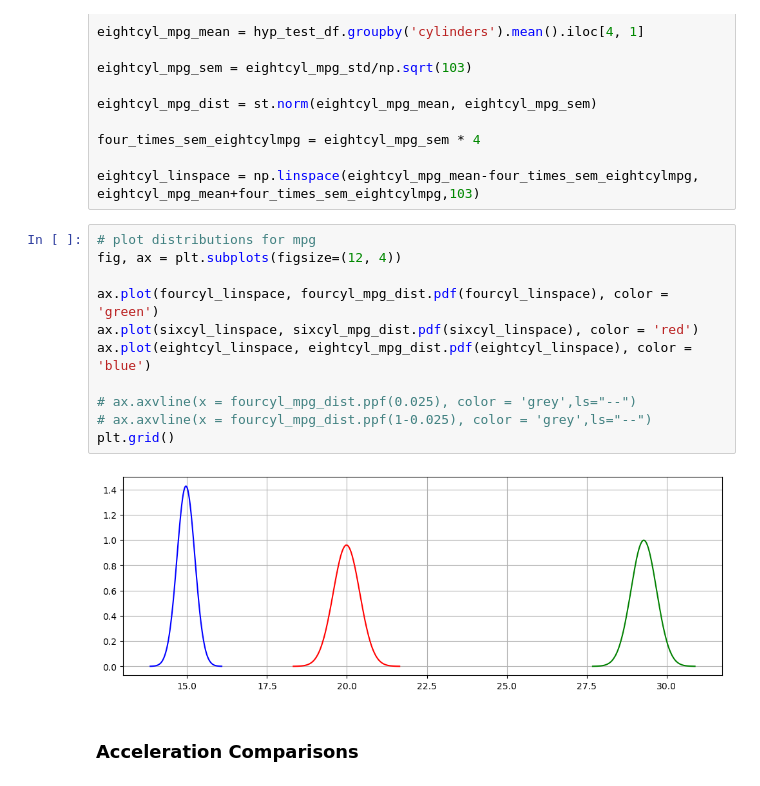
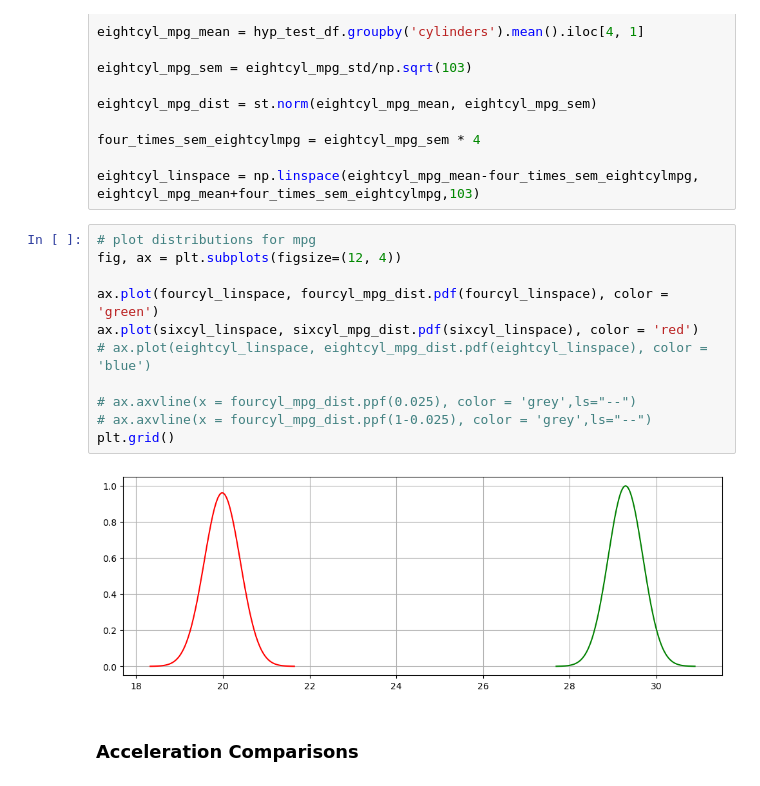
Before and after one commit to BenHallinan/stats_case_study, a Jupyter notebook: notebooks/cars_eda_stats.ipynb, the cells around one changed output. Saved outputs shown, nothing was run; the diff lists cells and outputs as text.

```diff
--- a/notebooks/cars_eda_stats.ipynb
+++ b/notebooks/cars_eda_stats.ipynb
@@ -207,16 +207,16 @@ eightcyl_linspace = np.linspace(eightcyl_mpg_mean-four_times_sem_eightcylmpg, ei
 # %%
 # plot distributions for mpg
 fig, ax = plt.subplots(figsize=(12, 4))
 
 ax.plot(fourcyl_linspace, fourcyl_mpg_dist.pdf(fourcyl_linspace), color = 'green')
 ax.plot(sixcyl_linspace, sixcyl_mpg_dist.pdf(sixcyl_linspace), color = 'red')
-ax.plot(eightcyl_linspace, eightcyl_mpg_dist.pdf(eightcyl_linspace), color = 'blue')
+# ax.plot(eightcyl_linspace, eightcyl_mpg_dist.pdf(eightcyl_linspace), color = 'blue')
 
 # ax.axvline(x = fourcyl_mpg_dist.ppf(0.025), color = 'grey',ls="--")
 # ax.axvline(x = fourcyl_mpg_dist.ppf(1-0.025), color = 'grey',ls="--")
 plt.grid()
 # %% [output]
-[figure, old version]
+[figure, new version]
 # %% [markdown]
 ### Acceleration Comparisons
 # %%
```
Also changed, not shown: parts of 11 cells of this notebook.
